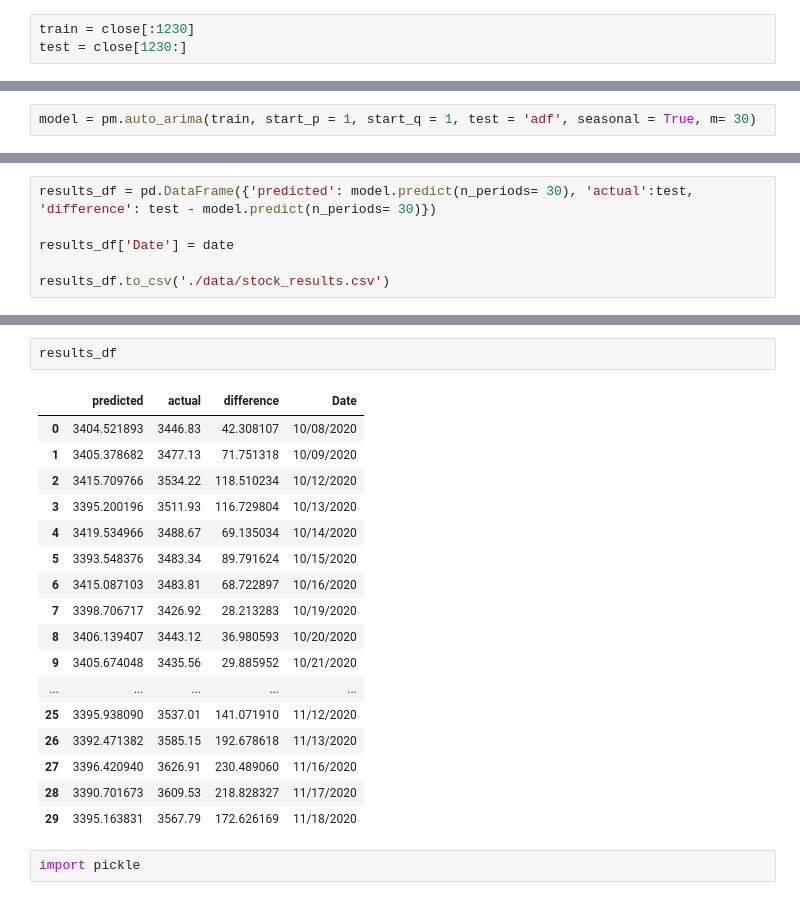
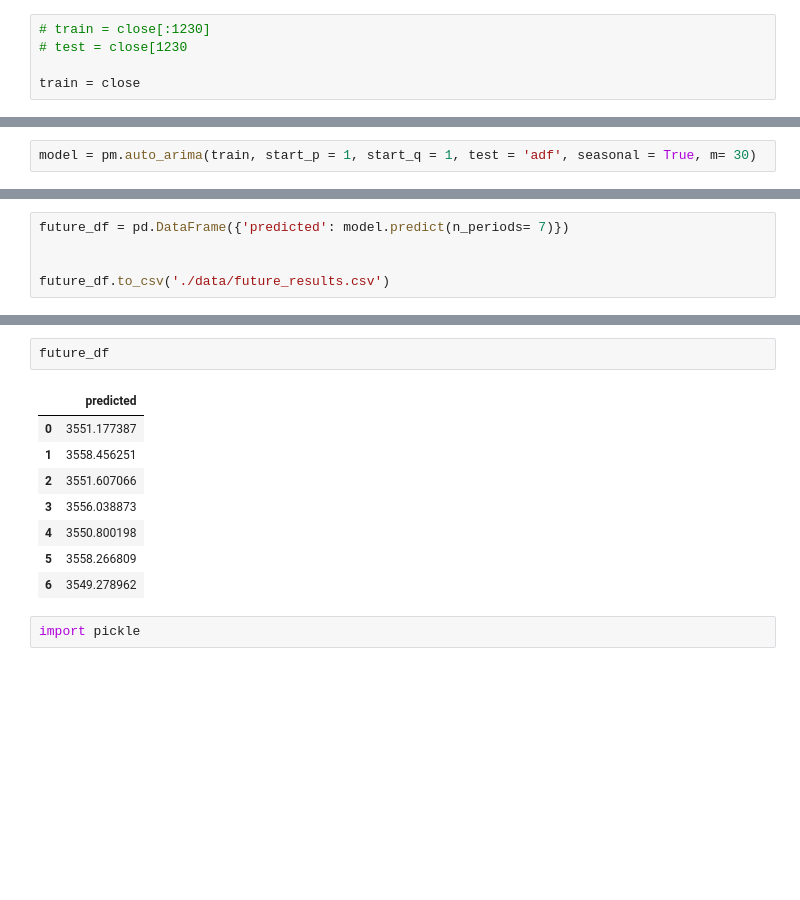
Before and after one commit to Falcon-d/Final-Project, a Jupyter notebook: Stocks_Model.ipynb, the cells around one changed output, grey strips where cells are left out. Drawn from its saved outputs; the diff is of its cells as text; blank space fills up the shorter version.

```diff
--- a/Stocks_Model.ipynb
+++ b/Stocks_Model.ipynb
@@ -100,7 +137,9 @@ close
  ...]
 # %%
-train = close[:1230]
-test = close[1230:]
+# train = close[:1230]
+# test = close[1230
+
+train = close
 # %%
 results_df
 # %% [output]
@@ -137,6 +170,5 @@ array([3404.52189258, 3405.37868171, 3415.70976564, 3395.20019587,
 # %%
-results_df = pd.DataFrame({'predicted': model.predict(n_periods= 30), 'actual':test, 'difference': test - model.predict(n_periods= 30)})
+future_df = pd.DataFrame({'predicted': model.predict(n_periods= 7)})
 
-results_df['Date'] = date
 
-results_df.to_csv('./data/stock_results.csv')
+future_df.to_csv('./data/future_results.csv')
@@ -157,23 +175,14 @@ results_df.to_csv('./data/stock_results.csv')
-# %%
-results_df
-# %% [output]
-|  | predicted | actual | difference | Date |
-| 0 | 3404.521893 | 3446.83 | 42.308107 | 10/08/2020 |
-| 1 | 3405.378682 | 3477.13 | 71.751318 | 10/09/2020 |
-| 2 | 3415.709766 | 3534.22 | 118.510234 | 10/12/2020 |
-| 3 | 3395.200196 | 3511.93 | 116.729804 | 10/13/2020 |
-| 4 | 3419.534966 | 3488.67 | 69.135034 | 10/14/2020 |
-| 5 | 3393.548376 | 3483.34 | 89.791624 | 10/15/2020 |
-| 6 | 3415.087103 | 3483.81 | 68.722897 | 10/16/2020 |
-| 7 | 3398.706717 | 3426.92 | 28.213283 | 10/19/2020 |
-| 8 | 3406.139407 | 3443.12 | 36.980593 | 10/20/2020 |
-| 9 | 3405.674048 | 3435.56 | 29.885952 | 10/21/2020 |
-| ... | ... | ... | ... | ... |
-| 25 | 3395.938090 | 3537.01 | 141.071910 | 11/12/2020 |
-| 26 | 3392.471382 | 3585.15 | 192.678618 | 11/13/2020 |
-| 27 | 3396.420940 | 3626.91 | 230.489060 | 11/16/2020 |
-| 28 | 3390.701673 | 3609.53 | 218.828327 | 11/17/2020 |
-| 29 | 3395.163831 | 3567.79 | 172.626169 | 11/18/2020 |
+# %%
+future_df
+# %% [output]
+|  | predicted |
+| 0 | 3551.177387 |
+| 1 | 3558.456251 |
+| 2 | 3551.607066 |
+| 3 | 3556.038873 |
+| 4 | 3550.800198 |
+| 5 | 3558.266809 |
+| 6 | 3549.278962 |
 # %%
 import pickle
 # %%
```
Also changed, not shown: parts of 9 cells of this notebook, 4 other files.
